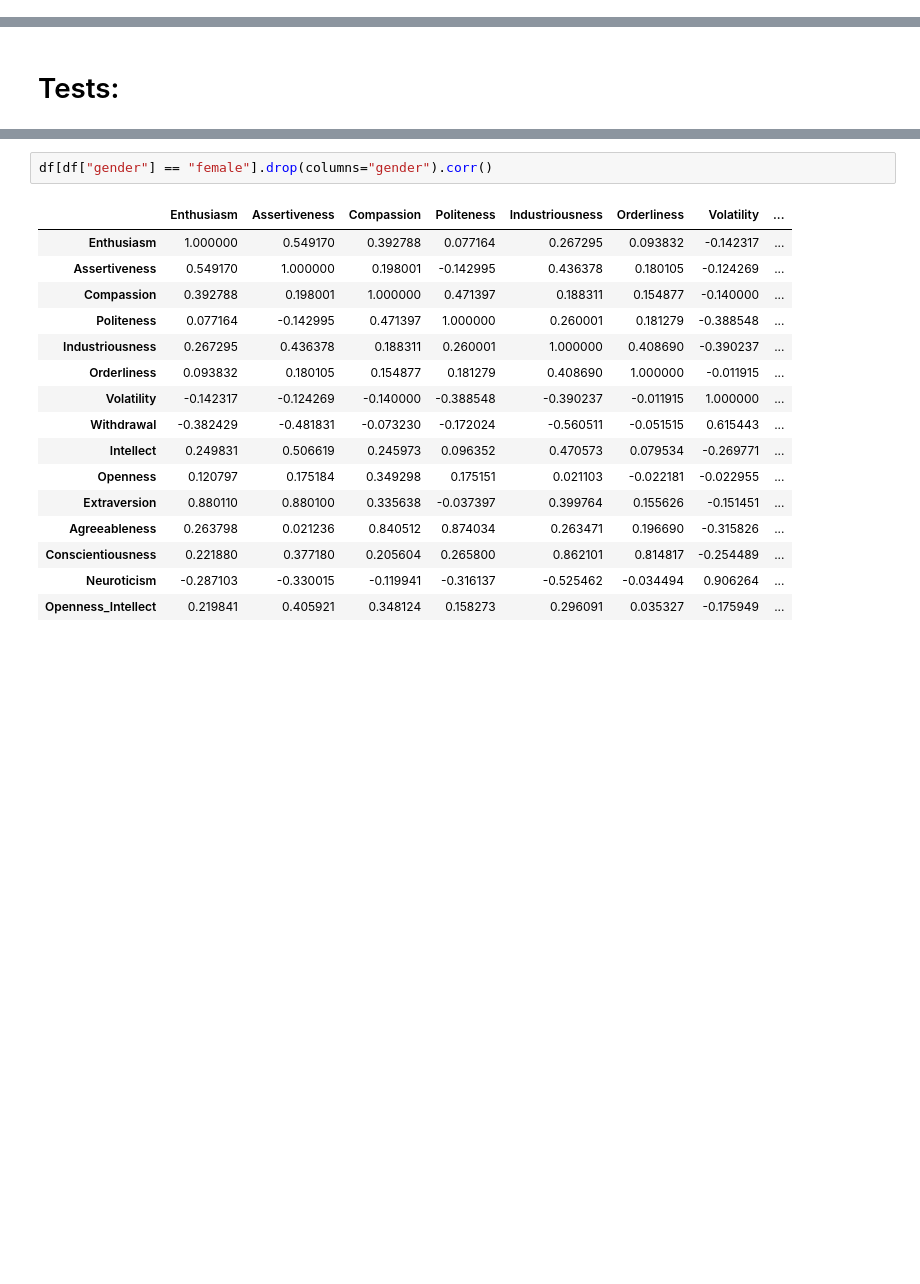
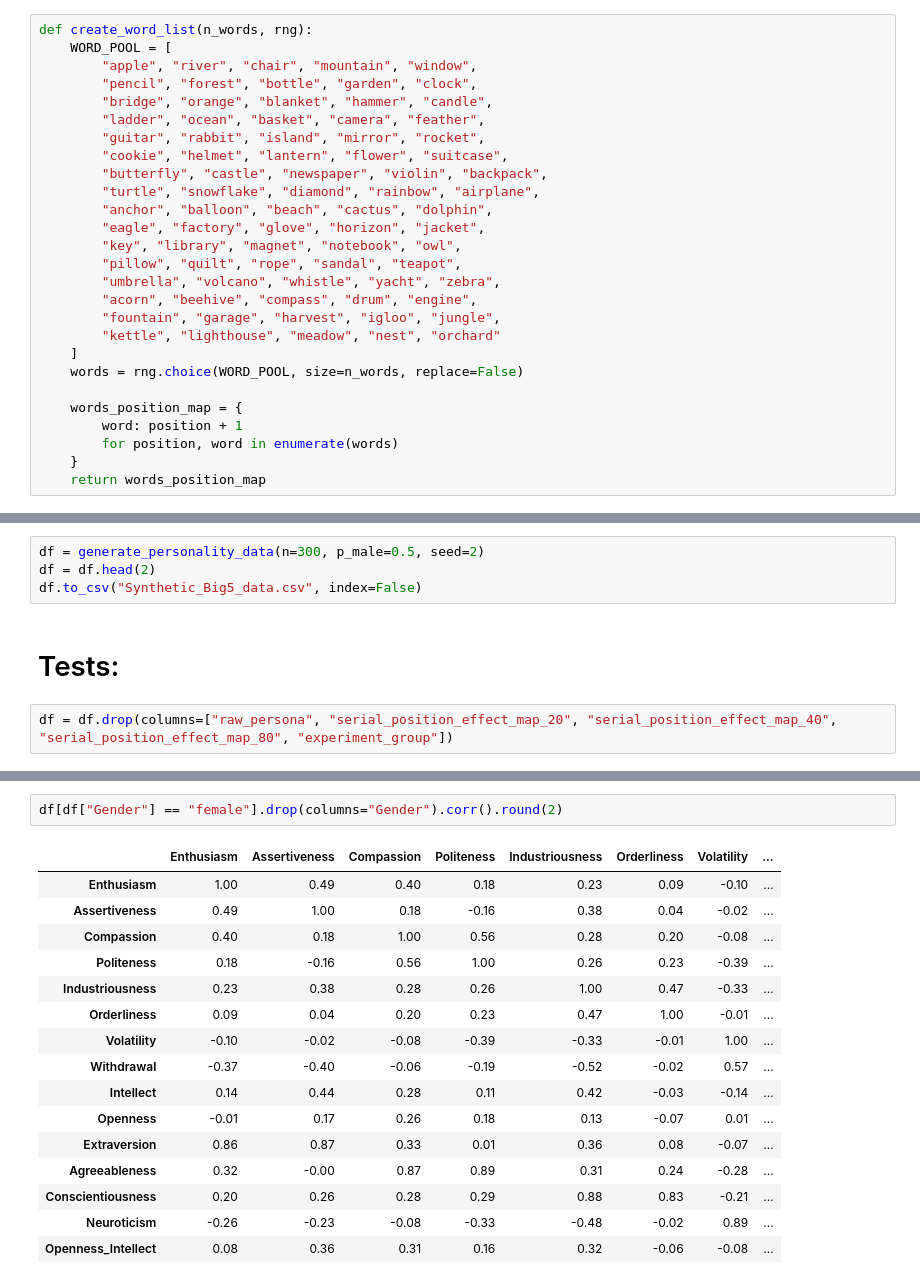
Before and after one commit to DanielSchipfer/The-Parrot-in-the-Machine-Simulating-Human-Behavior-with-Large-Language-Models, a Jupyter notebook: code/data_generation.ipynb, the cells around one changed output, grey strips where cells are left out. Saved outputs shown, nothing was run; the diff lists cells and outputs as text; blank space fills up the shorter version.

```diff
--- a/code/data_generation.ipynb
+++ b/code/data_generation.ipynb
@@ -5 +9,28 @@ Weisberg, Y. J., DeYoung, C. G., & Hirsh, J. B. (2011). Gender differences in pe
+# %%
+def create_word_list(n_words, rng):
+    WORD_POOL = [
+        "apple", "river", "chair", "mountain", "window",
+        "pencil", "forest", "bottle", "garden", "clock",
+        "bridge", "orange", "blanket", "hammer", "candle",
+        "ladder", "ocean", "basket", "camera", "feather",
+        "guitar", "rabbit", "island", "mirror", "rocket",
+        "cookie", "helmet", "lantern", "flower", "suitcase",
+        "butterfly", "castle", "newspaper", "violin", "backpack",
+        "turtle", "snowflake", "diamond", "rainbow", "airplane",
+        "anchor", "balloon", "beach", "cactus", "dolphin",
+        "eagle", "factory", "glove", "horizon", "jacket",
+        "key", "library", "magnet", "notebook", "owl",
+        "pillow", "quilt", "rope", "sandal", "teapot",
+        "umbrella", "volcano", "whistle", "yacht", "zebra",
+        "acorn", "beehive", "compass", "drum", "engine",
+        "fountain", "garage", "harvest", "igloo", "jungle",
+        "kettle", "lighthouse", "meadow", "nest", "orchard"
+    ]
+    words = rng.choice(WORD_POOL, size=n_words, replace=False)
+
+    words_position_map = {
+        word: position + 1
+        for position, word in enumerate(words)
+    }
+    return words_position_map
 # %%
@@ -96,3 +140,9 @@ df["Openness_Intellect"] = df[["Intellect", "Openness"]].mean(axis=1)
+# %%
+df = generate_personality_data(n=300, p_male=0.5, seed=2)
+df = df.head(2)
+df.to_csv("Synthetic_Big5_data.csv", index=False)
 # %% [markdown]
 # Tests:
+# %%
+df = df.drop(columns=["raw_persona", "serial_position_effect_map_20", "serial_position_effect_map_40", "serial_position_effect_map_80", "experiment_group"])
 # %%
@@ -141,19 +192,19 @@ df[df["gender"] == "male"].drop(columns="gender").corr()
 # %%
-df[df["gender"] == "female"].drop(columns="gender").corr()
+df[df["Gender"] == "female"].drop(columns="Gender").corr().round(2)
 # %% [output]
 |  | Enthusiasm | Assertiveness | Compassion | Politeness | Industriousness | Orderliness | Volatility | ... |
-| Enthusiasm | 1.000000 | 0.549170 | 0.392788 | 0.077164 | 0.267295 | 0.093832 | -0.142317 | ... |
-| Assertiveness | 0.549170 | 1.000000 | 0.198001 | -0.142995 | 0.436378 | 0.180105 | -0.124269 | ... |
-| Compassion | 0.392788 | 0.198001 | 1.000000 | 0.471397 | 0.188311 | 0.154877 | -0.140000 | ... |
-| Politeness | 0.077164 | -0.142995 | 0.471397 | 1.000000 | 0.260001 | 0.181279 | -0.388548 | ... |
-| Industriousness | 0.267295 | 0.436378 | 0.188311 | 0.260001 | 1.000000 | 0.408690 | -0.390237 | ... |
-| Orderliness | 0.093832 | 0.180105 | 0.154877 | 0.181279 | 0.408690 | 1.000000 | -0.011915 | ... |
-| Volatility | -0.142317 | -0.124269 | -0.140000 | -0.388548 | -0.390237 | -0.011915 | 1.000000 | ... |
-| Withdrawal | -0.382429 | -0.481831 | -0.073230 | -0.172024 | -0.560511 | -0.051515 | 0.615443 | ... |
-| Intellect | 0.249831 | 0.506619 | 0.245973 | 0.096352 | 0.470573 | 0.079534 | -0.269771 | ... |
-| Openness | 0.120797 | 0.175184 | 0.349298 | 0.175151 | 0.021103 | -0.022181 | -0.022955 | ... |
-| Extraversion | 0.880110 | 0.880100 | 0.335638 | -0.037397 | 0.399764 | 0.155626 | -0.151451 | ... |
-| Agreeableness | 0.263798 | 0.021236 | 0.840512 | 0.874034 | 0.263471 | 0.196690 | -0.315826 | ... |
-| Conscientiousness | 0.221880 | 0.377180 | 0.205604 | 0.265800 | 0.862101 | 0.814817 | -0.254489 | ... |
-| Neuroticism | -0.287103 | -0.330015 | -0.119941 | -0.316137 | -0.525462 | -0.034494 | 0.906264 | ... |
-| Openness_Intellect | 0.219841 | 0.405921 | 0.348124 | 0.158273 | 0.296091 | 0.035327 | -0.175949 | ... |
+| Enthusiasm | 1.00 | 0.49 | 0.40 | 0.18 | 0.23 | 0.09 | -0.10 | ... |
+| Assertiveness | 0.49 | 1.00 | 0.18 | -0.16 | 0.38 | 0.04 | -0.02 | ... |
+| Compassion | 0.40 | 0.18 | 1.00 | 0.56 | 0.28 | 0.20 | -0.08 | ... |
+| Politeness | 0.18 | -0.16 | 0.56 | 1.00 | 0.26 | 0.23 | -0.39 | ... |
+| Industriousness | 0.23 | 0.38 | 0.28 | 0.26 | 1.00 | 0.47 | -0.33 | ... |
+| Orderliness | 0.09 | 0.04 | 0.20 | 0.23 | 0.47 | 1.00 | -0.01 | ... |
+| Volatility | -0.10 | -0.02 | -0.08 | -0.39 | -0.33 | -0.01 | 1.00 | ... |
+| Withdrawal | -0.37 | -0.40 | -0.06 | -0.19 | -0.52 | -0.02 | 0.57 | ... |
+| Intellect | 0.14 | 0.44 | 0.28 | 0.11 | 0.42 | -0.03 | -0.14 | ... |
+| Openness | -0.01 | 0.17 | 0.26 | 0.18 | 0.13 | -0.07 | 0.01 | ... |
+| Extraversion | 0.86 | 0.87 | 0.33 | 0.01 | 0.36 | 0.08 | -0.07 | ... |
+| Agreeableness | 0.32 | -0.00 | 0.87 | 0.89 | 0.31 | 0.24 | -0.28 | ... |
+| Conscientiousness | 0.20 | 0.26 | 0.28 | 0.29 | 0.88 | 0.83 | -0.21 | ... |
+| Neuroticism | -0.26 | -0.23 | -0.08 | -0.33 | -0.48 | -0.02 | 0.89 | ... |
+| Openness_Intellect | 0.08 | 0.36 | 0.31 | 0.16 | 0.32 | -0.06 | -0.08 | ... |
```
Also changed, not shown: parts of 7 cells of this notebook, 5 other files.
